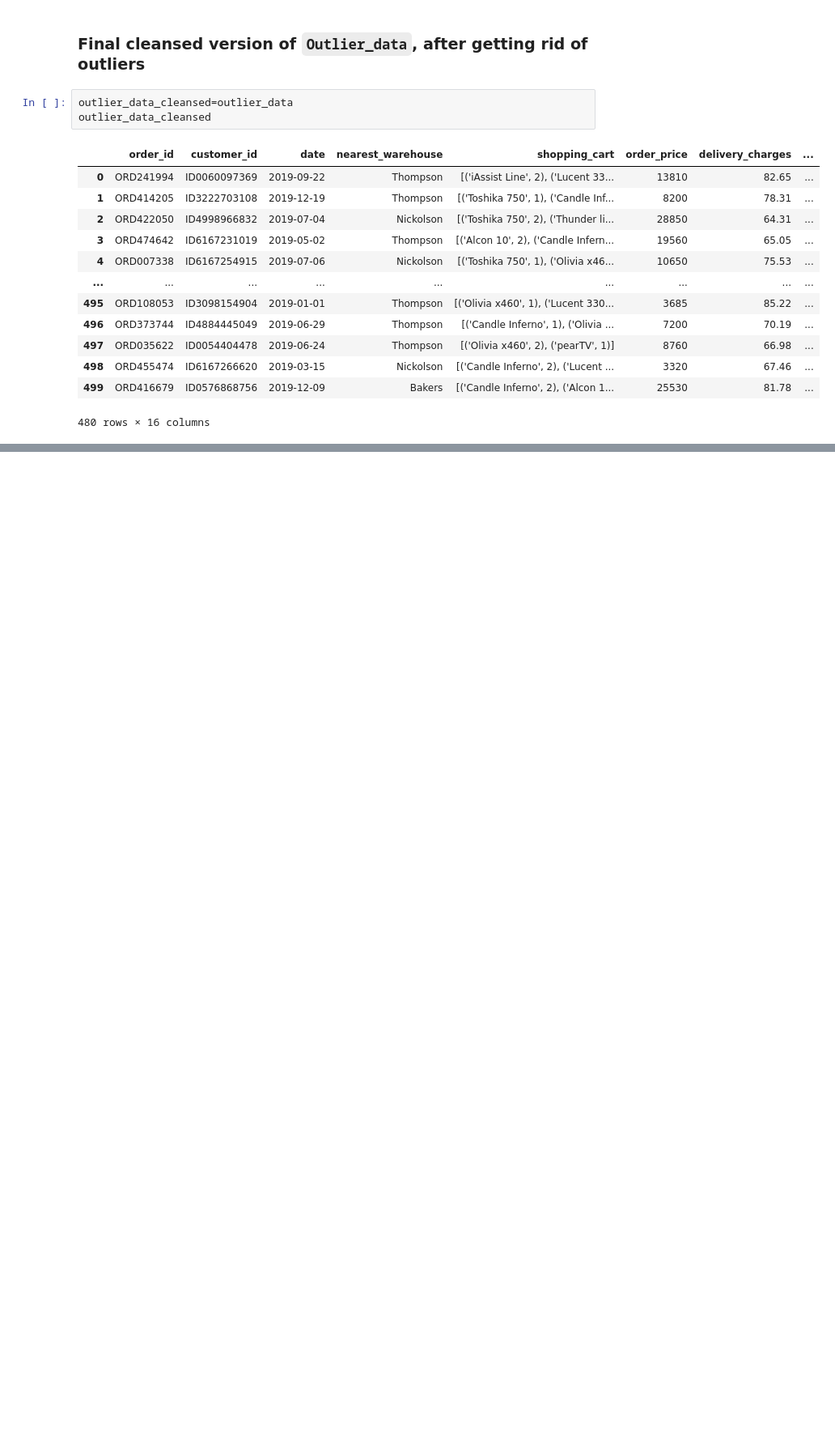
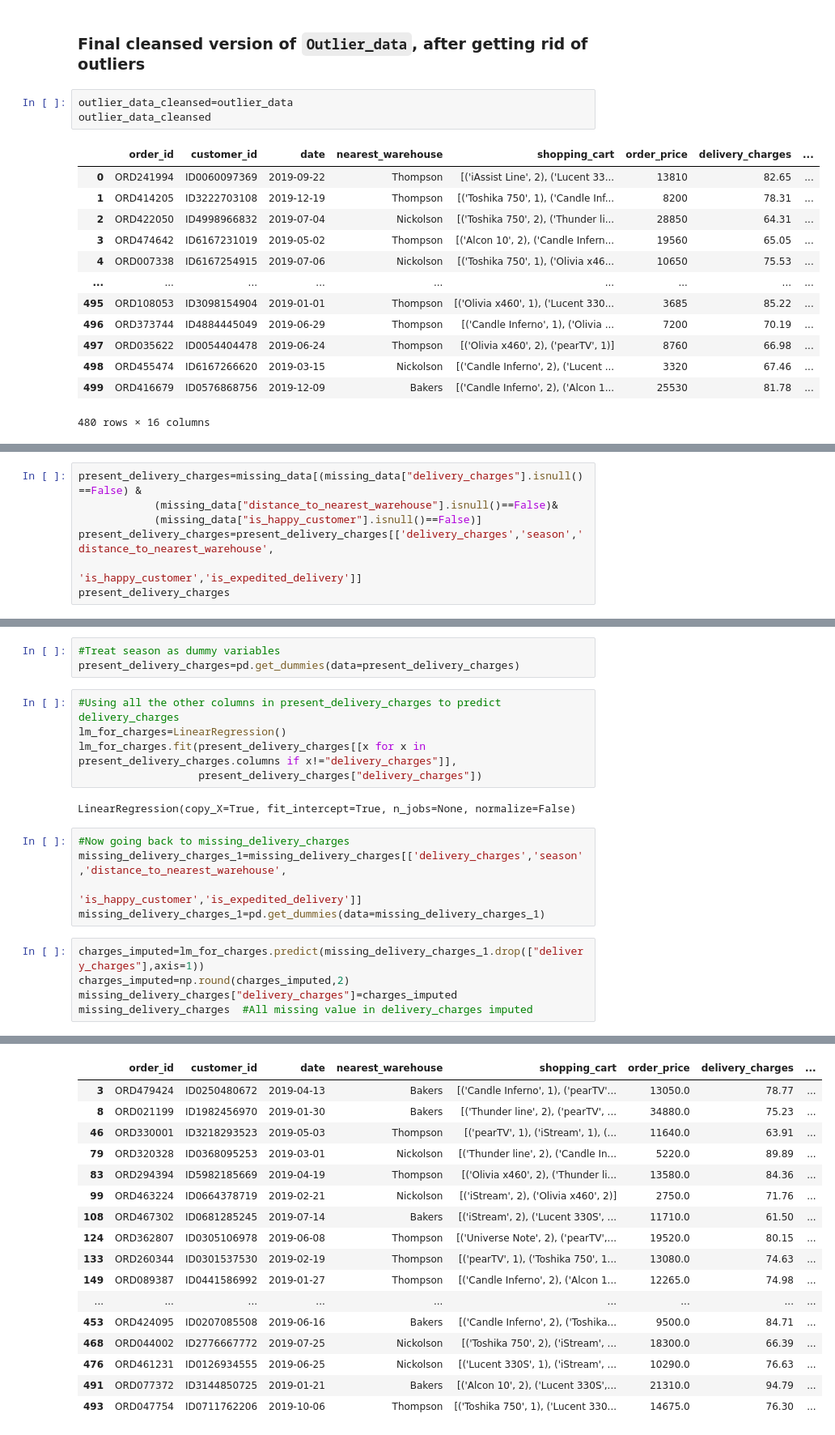
Before and after one commit to DanielTranDS/TransactionalRetailData-Wrangling-EDA, a Jupyter notebook: TransactionalRetail_Codes.ipynb, the cells around one changed output, grey strips where cells are left out. Shown at 81% size. Saved outputs shown, nothing was run; the diff lists cells and outputs as text; blank space fills up the shorter version.

```diff
--- a/TransactionalRetail_Codes.ipynb
+++ b/TransactionalRetail_Codes.ipynb
@@ -1251,0 +1550,7 @@ outlier_data_cleansed
+# %%
+present_delivery_charges=missing_data[(missing_data["delivery_charges"].isnull()==False) &
+            (missing_data["distance_to_nearest_warehouse"].isnull()==False)&
+            (missing_data["is_happy_customer"].isnull()==False)]
+present_delivery_charges=present_delivery_charges[['delivery_charges','season','distance_to_nearest_warehouse',
+                                            'is_happy_customer','is_expedited_delivery']]
+present_delivery_charges
@@ -1251,0 +1571,21 @@ outlier_data_cleansed
+# %%
+#Treat season as dummy variables
+present_delivery_charges=pd.get_dummies(data=present_delivery_charges)
+# %%
+#Using all the other columns in present_delivery_charges to predict delivery_charges
+lm_for_charges=LinearRegression()
+lm_for_charges.fit(present_delivery_charges[[x for x in present_delivery_charges.columns if x!="delivery_charges"]],
+                   present_delivery_charges["delivery_charges"])
+# %% [output]
+LinearRegression(copy_X=True, fit_intercept=True, n_jobs=None, normalize=False)
+# %%
+#Now going back to missing_delivery_charges
+missing_delivery_charges_1=missing_delivery_charges[['delivery_charges','season','distance_to_nearest_warehouse',
+                                                     'is_happy_customer','is_expedited_delivery']]
+missing_delivery_charges_1=pd.get_dummies(data=missing_delivery_charges_1)
+# %%
+charges_imputed=lm_for_charges.predict(missing_delivery_charges_1.drop(["delivery_charges"],axis=1))
+charges_imputed=np.round(charges_imputed,2)
+missing_delivery_charges["delivery_charges"]=charges_imputed
+missing_delivery_charges  #All missing value in delivery_charges imputed
+# %% [output]
@@ -1251,0 +1597,17 @@ outlier_data_cleansed
+|  | order_id | customer_id | date | nearest_warehouse | shopping_cart | order_price | delivery_charges | ... |
+| 3 | ORD479424 | ID0250480672 | 2019-04-13 | Bakers | [('Candle Inferno', 1), ('pearTV'... | 13050.0 | 78.77 | ... |
+| 8 | ORD021199 | ID1982456970 | 2019-01-30 | Bakers | [('Thunder line', 2), ('pearTV', ... | 34880.0 | 75.23 | ... |
+| 46 | ORD330001 | ID3218293523 | 2019-05-03 | Thompson | [('pearTV', 1), ('iStream', 1), (... | 11640.0 | 63.91 | ... |
+| 79 | ORD320328 | ID0368095253 | 2019-03-01 | Nickolson | [('Thunder line', 2), ('Candle In... | 5220.0 | 89.89 | ... |
+| 83 | ORD294394 | ID5982185669 | 2019-04-19 | Thompson | [('Olivia x460', 2), ('Thunder li... | 13580.0 | 84.36 | ... |
+| 99 | ORD463224 | ID0664378719 | 2019-02-21 | Nickolson | [('iStream', 2), ('Olivia x460', 2)] | 2750.0 | 71.76 | ... |
+| 108 | ORD467302 | ID0681285245 | 2019-07-14 | Bakers | [('iStream', 2), ('Lucent 330S', ... | 11710.0 | 61.50 | ... |
+| 124 | ORD362807 | ID0305106978 | 2019-06-08 | Thompson | [('Universe Note', 2), ('pearTV',... | 19520.0 | 80.15 | ... |
+| 133 | ORD260344 | ID0301537530 | 2019-02-19 | Thompson | [('pearTV', 1), ('Toshika 750', 1... | 13080.0 | 74.63 | ... |
+| 149 | ORD089387 | ID0441586992 | 2019-01-27 | Thompson | [('Candle Inferno', 2), ('Alcon 1... | 12265.0 | 74.98 | ... |
+| ... | ... | ... | ... | ... | ... | ... | ... | ... |
+| 453 | ORD424095 | ID0207085508 | 2019-06-16 | Bakers | [('Candle Inferno', 2), ('Toshika... | 9500.0 | 84.71 | ... |
+| 468 | ORD044002 | ID2776667772 | 2019-07-25 | Nickolson | [('Toshika 750', 2), ('iStream', ... | 18300.0 | 66.39 | ... |
+| 476 | ORD461231 | ID0126934555 | 2019-06-25 | Nickolson | [('Lucent 330S', 1), ('iStream', ... | 10290.0 | 76.63 | ... |
+| 491 | ORD077372 | ID3144850725 | 2019-01-21 | Bakers | [('Alcon 10', 2), ('Lucent 330S',... | 21310.0 | 94.79 | ... |
+| 493 | ORD047754 | ID0711762206 | 2019-10-06 | Thompson | [('Toshika 750', 1), ('Lucent 330... | 14675.0 | 76.30 | ... |
```
Also changed, not shown: parts of 63 cells of this notebook.
